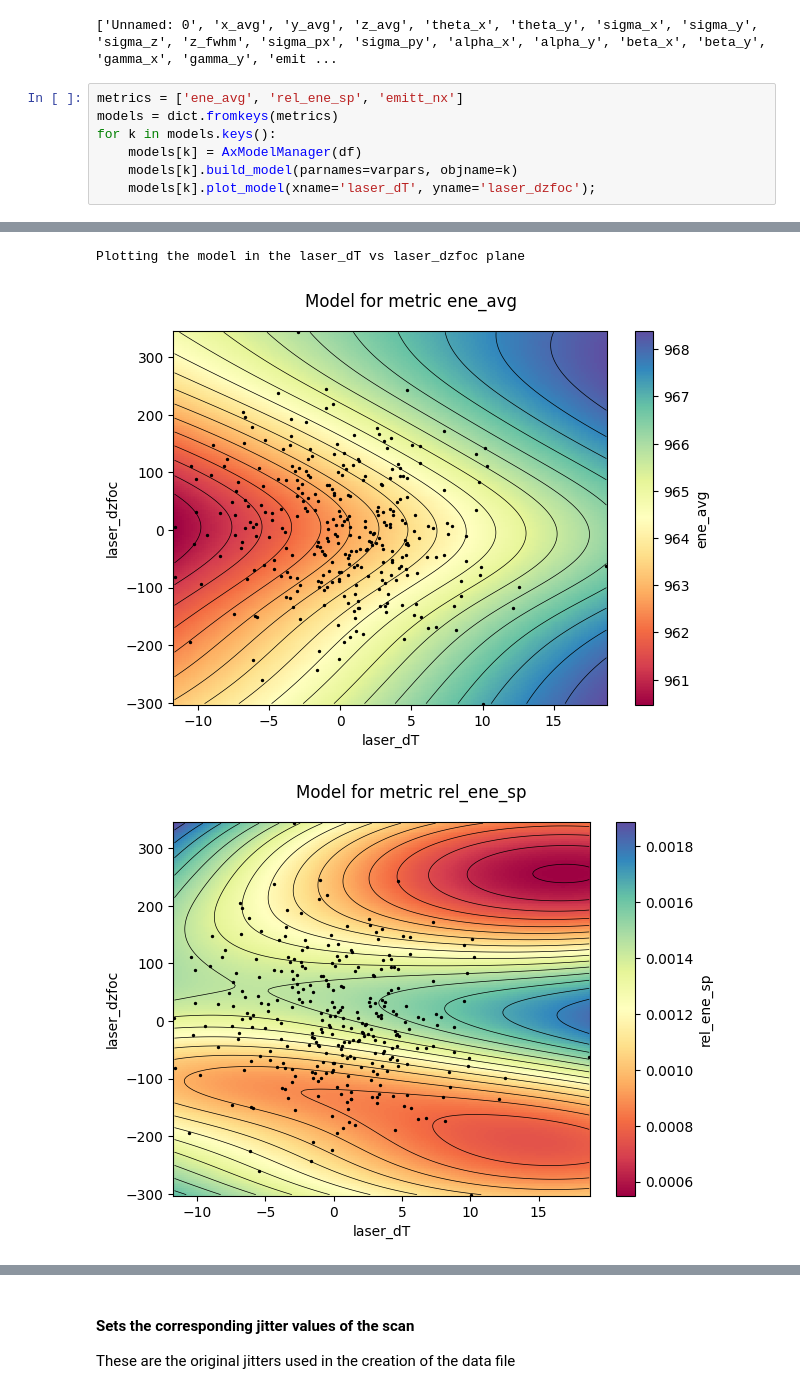
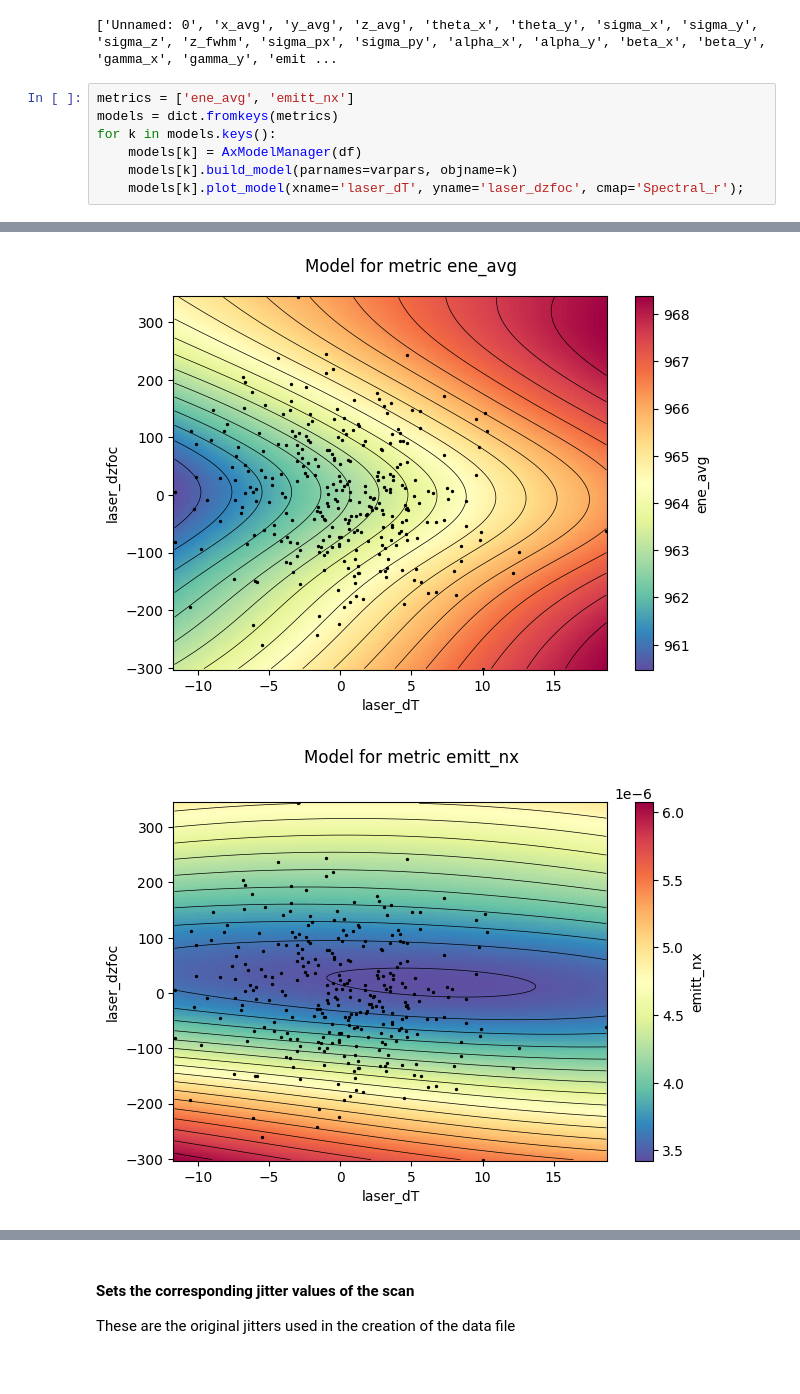
Before and after one commit to delaossa/optimas_pp, a Jupyter notebook: examples/example_2/jitter_test.ipynb, the cells around one changed output, grey strips where cells are left out. Cells and saved outputs as stored; diff of their text form.

```diff
--- a/examples/example_2/jitter_test.ipynb
+++ b/examples/example_2/jitter_test.ipynb
@@ -18,10 +18,10 @@ varpars = ['laser_dE', 'laser_dzfoc', 'laser_dtau', 'laser_dT', 'laser_dx', 'las
 # %% [output]
 ['Unnamed: 0', 'x_avg', 'y_avg', 'z_avg', 'theta_x', 'theta_y', 'sigma_x', 'sigma_y', 'sigma_z', 'z_fwhm', 'sigma_px', 'sigma_py', 'alpha_x', 'alpha_y', 'beta_x', 'beta_y', 'gamma_x', 'gamma_y', 'emit ...
 # %%
-metrics = ['ene_avg', 'rel_ene_sp', 'emitt_nx']
+metrics = ['ene_avg', 'emitt_nx']
 models = dict.fromkeys(metrics)
 for k in models.keys():
     models[k] = AxModelManager(df)
     models[k].build_model(parnames=varpars, objname=k)
-    models[k].plot_model(xname='laser_dT', yname='laser_dzfoc');
+    models[k].plot_model(xname='laser_dT', yname='laser_dzfoc', cmap='Spectral_r');
 # %% [output]
@@ -33,3 +32,2 @@ Plotting the model in the laser_dT vs laser_dzfoc plane
-Plotting the model in the laser_dT vs laser_dzfoc plane
-[figure, old version]
+[figure, new version]
-[figure, old version]
+[figure, new version]
```
Also changed, not shown: parts of 8 cells of this notebook, 2 other files.
